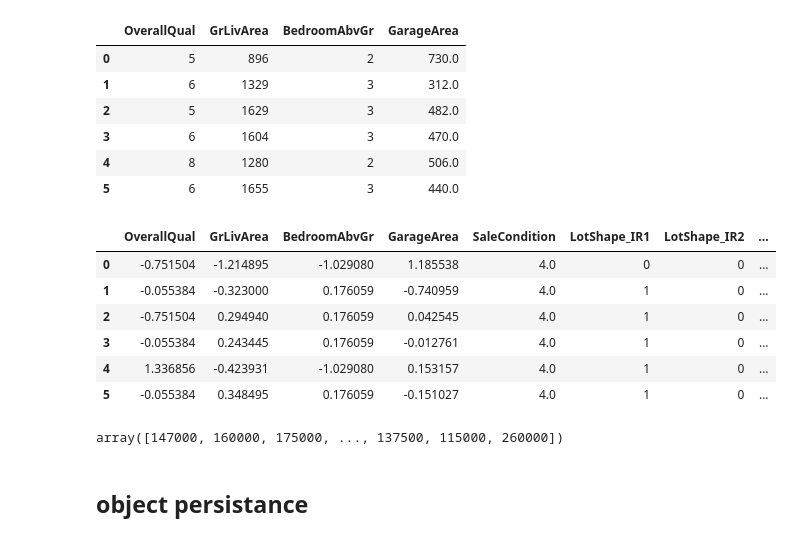
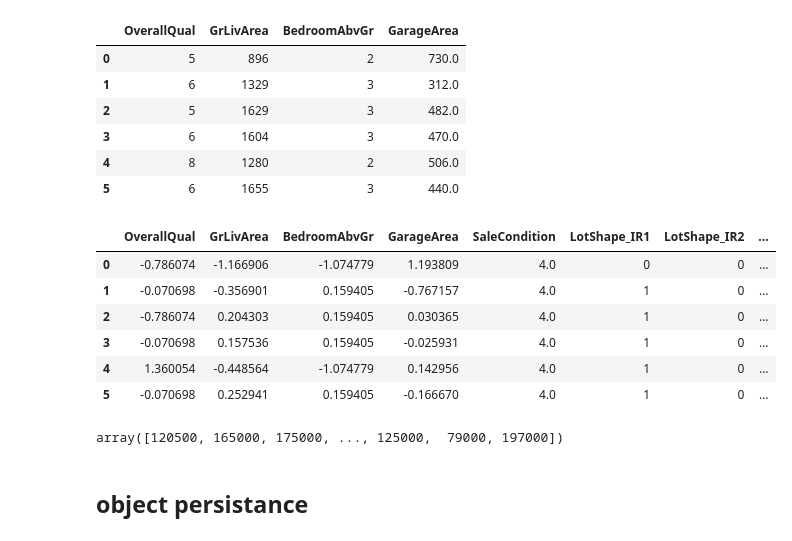
Before and after one commit to Qinghu966/dsp-Qinghua-YE, a Jupyter notebook: notebooks/model-industrialization-1.ipynb, the cells around one changed output. Cells and saved outputs as stored; diff of their text form; code cells hidden in the pictures.

```diff
--- a/notebooks/model-industrialization-1.ipynb
+++ b/notebooks/model-industrialization-1.ipynb
@@ -322,8 +312,7 @@ inference_data_to_scale = inference_data[['OverallQual', 'GrLivArea', 'BedroomAb
 # %%
 from sklearn.preprocessing import OrdinalEncoder
 
-ordinal_encoder = OrdinalEncoder()
-inference_data['SaleCondition'] = ordinal_encoder.fit_transform(inference_data[['SaleCondition']])
+inference_data['SaleCondition'] = ordinal_encoder.transform(inference_data[['SaleCondition']])
 inference_data.head(6)
 # %% [output]
 |  | OverallQual | GrLivArea | BedroomAbvGr | GarageArea | LotShape | SaleCondition |
@@ -341,7 +330,7 @@ one_hot_encoder.fit(inference_data['LotShape'].values.reshape(-1,1))
 # %% [output]
 OneHotEncoder(dtype=<class 'int'>, sparse=False)
 # %%
-encoded_lotShape_inference = encoder.fit_transform(inference_data['LotShape'].values.reshape(-1,1))
+encoded_lotShape_inference = encoder.transform(inference_data['LotShape'].values.reshape(-1,1))
 encoded_lotShape_inference
 # %% [output]
 array([[0, 0, 0, 1],
@@ -352,7 +341,7 @@ array([[0, 0, 0, 1],
        [0, 0, 0, 1],
        [0, 0, 0, 1]])
 # %%
-encoded_lotShape_columns_inference = encoder.get_feature_names(inference_data[['LotShape']].columns)
+encoded_lotShape_columns_inference = encoder.get_feature_names_out(inference_data[['LotShape']].columns)
 encoded_lotShape_columns_inference
 # %% [output]
 array(['LotShape_IR1', 'LotShape_IR2', 'LotShape_IR3', 'LotShape_Reg'],
@@ -401,22 +390,21 @@ inference_data[features_to_scale_inference].head(6)
 # %%
 from sklearn.preprocessing import StandardScaler
 
-scaler = StandardScaler()
-inference_data.loc[:,features_to_scale_inference] = scaler.fit_transform(inference_data[features_to_scale_inference])
+inference_data.loc[:,features_to_scale_inference] = scaler.transform(inference_data[features_to_scale_inference])
 inference_data.head(6)
 # %% [output]
 |  | OverallQual | GrLivArea | BedroomAbvGr | GarageArea | SaleCondition | LotShape_IR1 | LotShape_IR2 | ... |
-| 0 | -0.751504 | -1.214895 | -1.029080 | 1.185538 | 4.0 | 0 | 0 | ... |
-| 1 | -0.055384 | -0.323000 | 0.176059 | -0.740959 | 4.0 | 1 | 0 | ... |
-| 2 | -0.751504 | 0.294940 | 0.176059 | 0.042545 | 4.0 | 1 | 0 | ... |
-| 3 | -0.055384 | 0.243445 | 0.176059 | -0.012761 | 4.0 | 1 | 0 | ... |
-| 4 | 1.336856 | -0.423931 | -1.029080 | 0.153157 | 4.0 | 1 | 0 | ... |
-| 5 | -0.055384 | 0.348495 | 0.176059 | -0.151027 | 4.0 | 1 | 0 | ... |
+| 0 | -0.786074 | -1.166906 | -1.074779 | 1.193809 | 4.0 | 0 | 0 | ... |
+| 1 | -0.070698 | -0.356901 | 0.159405 | -0.767157 | 4.0 | 1 | 0 | ... |
+| 2 | -0.786074 | 0.204303 | 0.159405 | 0.030365 | 4.0 | 1 | 0 | ... |
+| 3 | -0.070698 | 0.157536 | 0.159405 | -0.025931 | 4.0 | 1 | 0 | ... |
+| 4 | 1.360054 | -0.448564 | -1.074779 | 0.142956 | 4.0 | 1 | 0 | ... |
+| 5 | -0.070698 | 0.252941 | 0.159405 | -0.166670 | 4.0 | 1 | 0 | ... |
 # %%
 y_pred_inference = model.predict(inference_data)
 y_pred_inference
 # %% [output]
-array([147000, 160000, 175000, ..., 137500, 115000, 260000])
+array([120500, 165000, 175000, ..., 125000,  79000, 197000])
 # %% [markdown]
 ## object persistance
 # %% [markdown]
```
Also changed, not shown: parts of 61 cells of this notebook, 9 other files.
